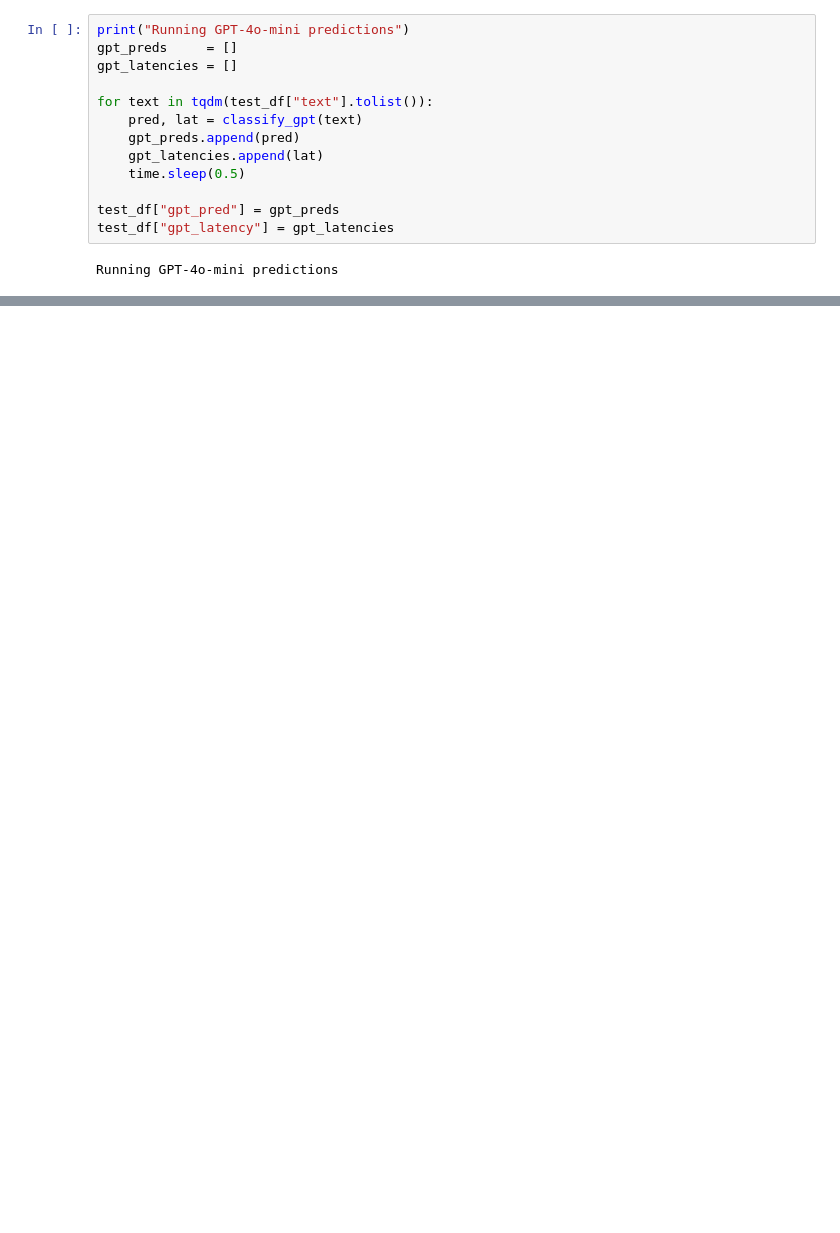
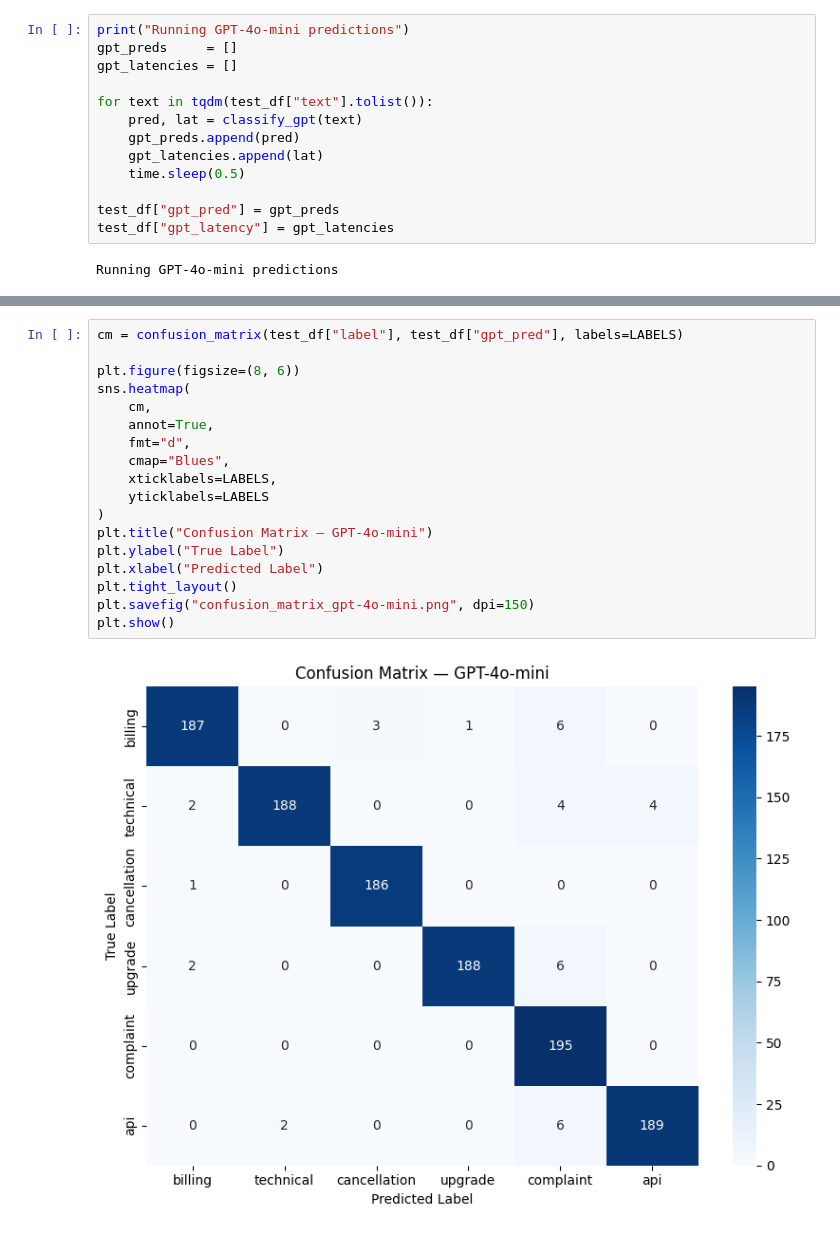
Before and after one commit to cngchis/Support-ticket-router, a Jupyter notebook: notebooks/evalution.ipynb, the cells around one changed output, grey strips where cells are left out. Cells and saved outputs as stored; diff of their text form; blank space fills up the shorter version.

```diff
--- a/notebooks/evalution.ipynb
+++ b/notebooks/evalution.ipynb
@@ -231,3 +275,23 @@ weighted avg     0.8713    0.8400    0.8325       150
+# %%
+cm = confusion_matrix(test_df["label"], test_df["gpt_pred"], labels=LABELS)
+
+plt.figure(figsize=(8, 6))
+sns.heatmap(
+    cm,
+    annot=True,
+    fmt="d",
+    cmap="Blues",
+    xticklabels=LABELS,
+    yticklabels=LABELS
+)
+plt.title("Confusion Matrix — GPT-4o-mini")
+plt.ylabel("True Label")
+plt.xlabel("Predicted Label")
+plt.tight_layout()
+plt.savefig("confusion_matrix_gpt-4o-mini.png", dpi=150)
+plt.show()
+# %% [output]
+[figure, added]
 # %%
 slm_f1 = f1_score(test_df["label"], test_df["slm_pred"], average="macro")
 gpt_f1    = f1_score(test_df["label"], test_df["gpt_pred"],   average="macro")
```
Also changed, not shown: parts of 13 cells of this notebook, 2 other files.
